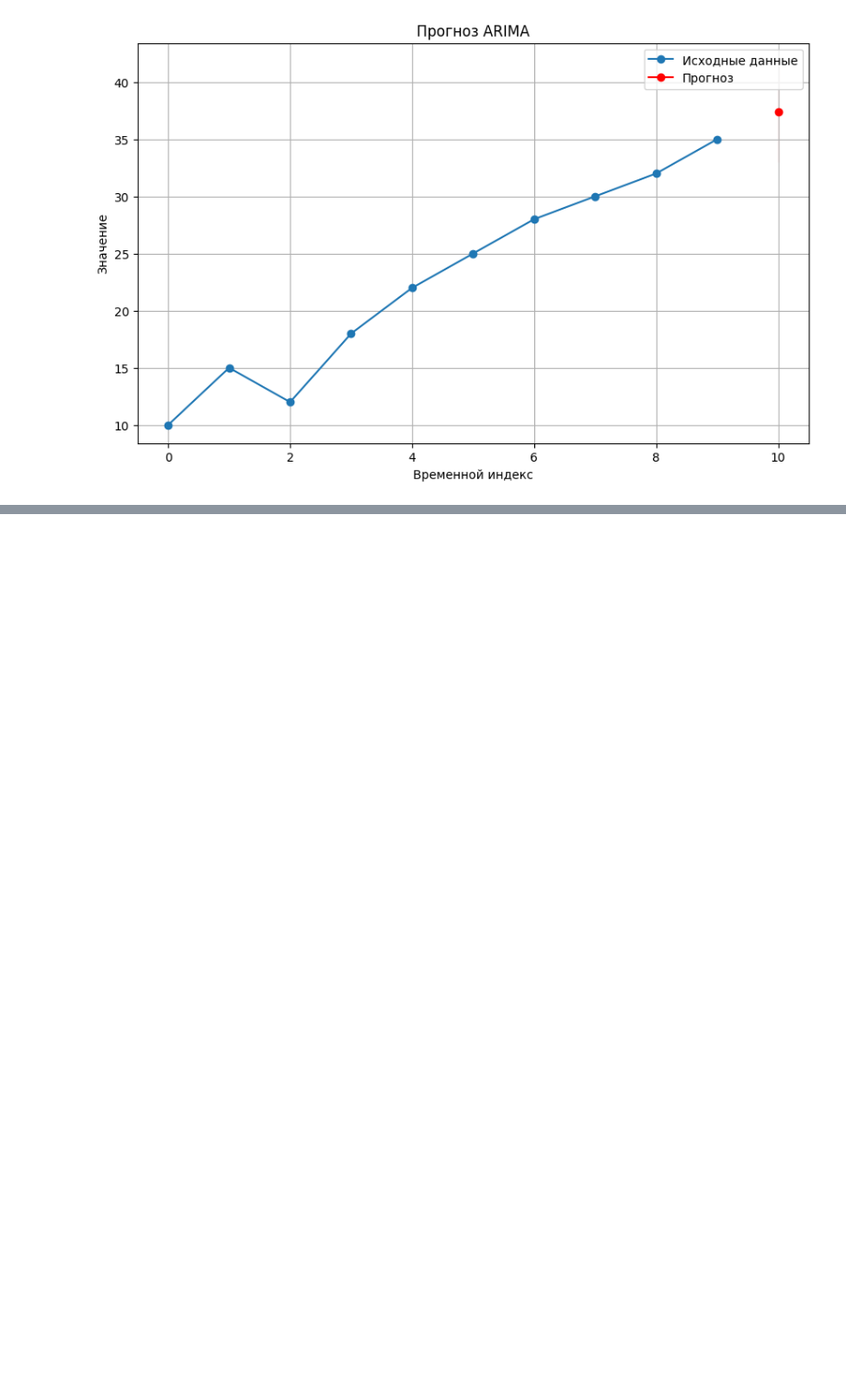
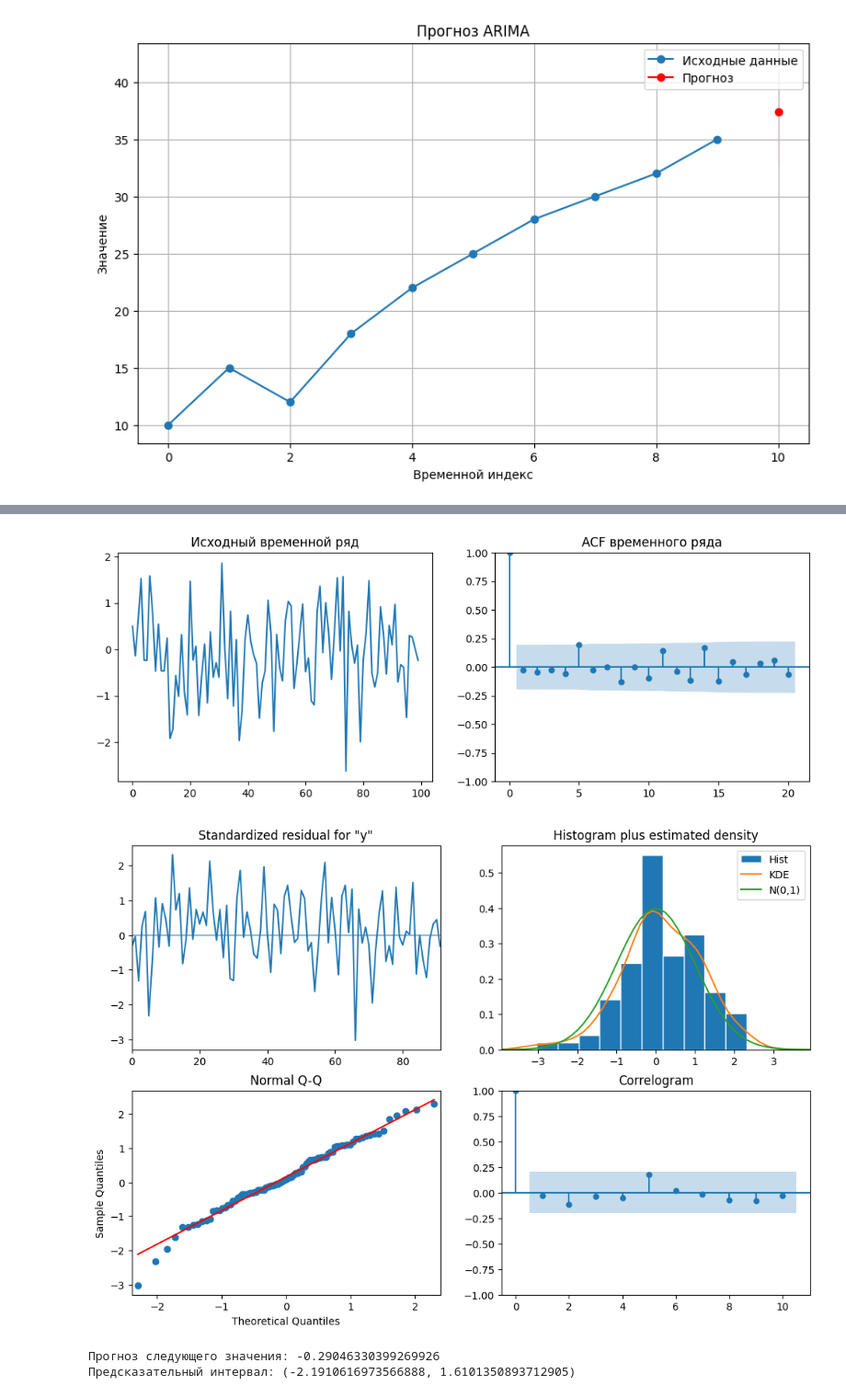
Before and after one commit to CodeHunterOfficial/TimeSeriesForecast_2024-2025, a Jupyter notebook: Тема 3. Модели вида ARIMA/Тема 3. Модели семейства ARIMA.ipynb, the cells around one changed output, grey strips where cells are left out. Shown at 92% size. Cells and saved outputs as stored; diff of their text form; code cells hidden in the pictures; blank space fills up the shorter version.

```diff
--- a/Тема 3. Модели вида ARIMA/Тема 3. Модели семейства ARIMA.ipynb
+++ b/Тема 3. Модели вида ARIMA/Тема 3. Модели семейства ARIMA.ipynb
@@ -1174,0 +1276,39 @@ Warnings:
+# %%
+import numpy as np
+import pandas as pd
+import matplotlib.pyplot as plt
+import statsmodels.api as sm
+from statsmodels.graphics.tsaplots import plot_acf, plot_pacf
+
+# Генерируем искусственные данные
+np.random.seed(42)
+y = np.random.normal(size=100)  # Временной ряд
+seasonal_period = 7  # Период сезонности
+
+# Строим модель SARIMA
+sarima_model = sm.tsa.SARIMAX(y, order=(1, 1, 1), seasonal_order=(1, 1, 1, seasonal_period))
+sarima_result = sarima_model.fit()
+
+# Визуализация временного ряда и диагностика модели
+fig, (ax1, ax2) = plt.subplots(1, 2, figsize=(12, 4))
+ax1.plot(y)
+ax1.set_title('Исходный временной ряд')
+plot_acf(y, ax=ax2, lags=20, title='ACF временного ряда')
+plt.show()
+
+# Диагностика модели SARIMA
+sarima_result.plot_diagnostics(figsize=(12, 8))
+plt.show()
+
+# Прогноз на одно значение вперед
+forecast = sarima_result.get_forecast(steps=1)
+forecast_mean = forecast.predicted_mean[0]
+forecast_ci = forecast.conf_int(alpha=0.05)
+
+print(f"Прогноз следующего значения: {forecast_mean}")
+print(f"Предсказательный интервал: ({forecast_ci[0, 0]}, {forecast_ci[0, 1]})")
+# %% [output]
+[figure, added]
+[figure, added]
+Прогноз следующего значения: -0.29046330399269926
+Предсказательный интервал: (-2.1910616973566888, 1.6101350893712905)
```
Also changed, not shown: parts of 6 cells of this notebook.
